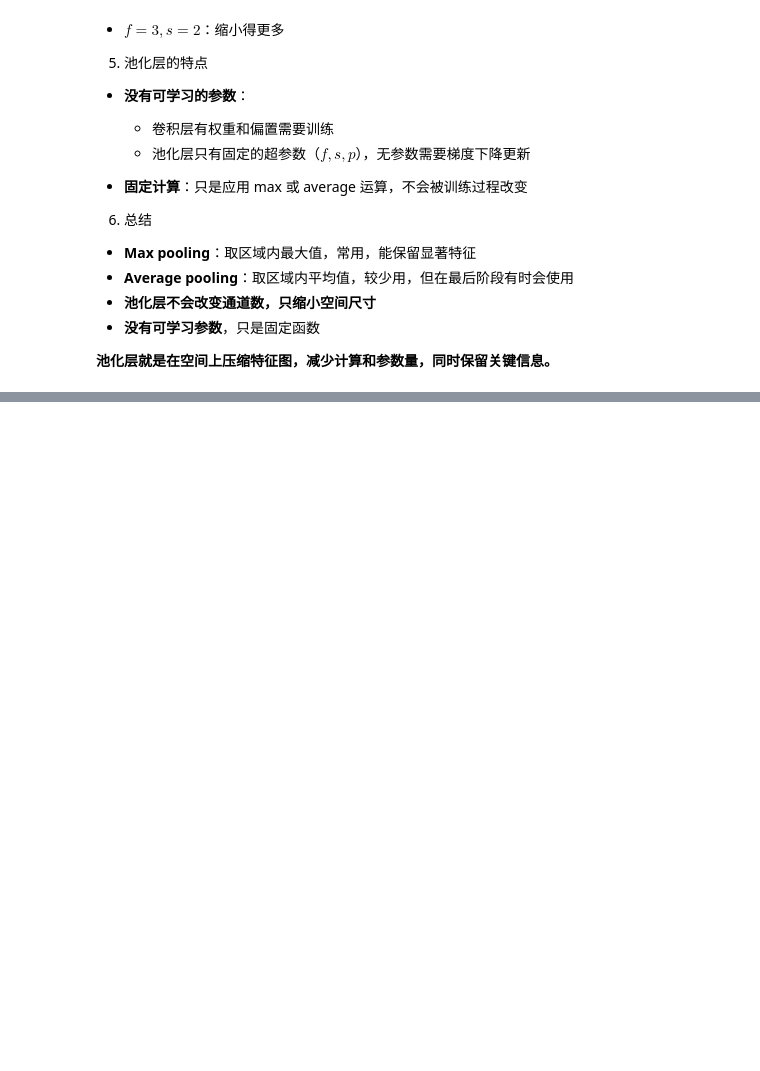
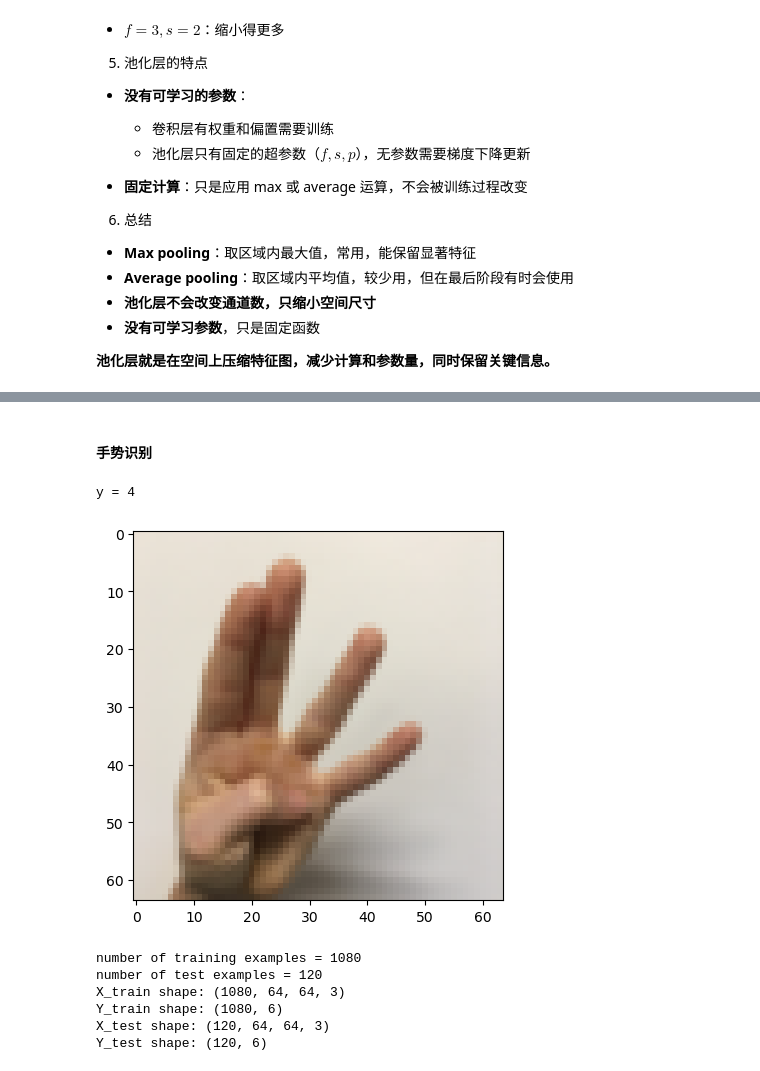
Before and after one commit to yt-one/ml-teach, a Jupyter notebook: 17_卷积神经网络介绍.ipynb, the cells around one changed output, grey strips where cells are left out. Cells and saved outputs as stored; diff of their text form; code cells hidden in the pictures; blank space fills up the shorter version.

```diff
--- a/17_卷积神经网络介绍.ipynb
+++ b/17_卷积神经网络介绍.ipynb
@@ -686,0 +981,50 @@ $$
+# %% [markdown]
+#### 手势识别
+# %%
+def load_signs_dataset():
+    train_dataset = h5py.File('datasets/train_signs.h5', "r")
+    train_set_x_orig = np.array(train_dataset["train_set_x"][:]) # your train set features
+    train_set_y_orig = np.array(train_dataset["train_set_y"][:]) # your train set labels
+
+    test_dataset = h5py.File('datasets/test_signs.h5', "r")
+    test_set_x_orig = np.array(test_dataset["test_set_x"][:]) # your test set features
+    test_set_y_orig = np.array(test_dataset["test_set_y"][:]) # your test set labels
+
+    classes = np.array(test_dataset["list_classes"][:]) # the list of classes
+
+    train_set_y_orig = train_set_y_orig.reshape((1, train_set_y_orig.shape[0]))
+    test_set_y_orig = test_set_y_orig.reshape((1, test_set_y_orig.shape[0]))
+
+    return train_set_x_orig, train_set_y_orig, test_set_x_orig, test_set_y_orig, classes
+
+
+X_train_orig, Y_train_orig, X_test_orig, Y_test_orig, classes = load_signs_dataset()
+# %%
+index = 9
+plt.imshow(X_train_orig[index])
+print ("y = " + str(np.squeeze(Y_train_orig[:, index])))
+# %% [output]
+y = 4
+[figure, added]
+# %%
+def convert_to_one_hot(Y, C):
+    Y = np.eye(C)[Y.reshape(-1)].T
+    return Y
+
+X_train = X_train_orig/255.
+X_test = X_test_orig/255.
+Y_train = convert_to_one_hot(Y_train_orig, 6).T
+Y_test = convert_to_one_hot(Y_test_orig, 6).T
+print ("number of training examples = " + str(X_train.shape[0]))
+print ("number of test examples = " + str(X_test.shape[0]))
+print ("X_train shape: " + str(X_train.shape))
+print ("Y_train shape: " + str(Y_train.shape))
+print ("X_test shape: " + str(X_test.shape))
+print ("Y_test shape: " + str(Y_test.shape))
+# %% [output]
+number of training examples = 1080
+number of test examples = 120
+X_train shape: (1080, 64, 64, 3)
+Y_train shape: (1080, 6)
+X_test shape: (120, 64, 64, 3)
+Y_test shape: (120, 6)
```
Also changed, not shown: parts of 24 cells of this notebook, 6 other files.
